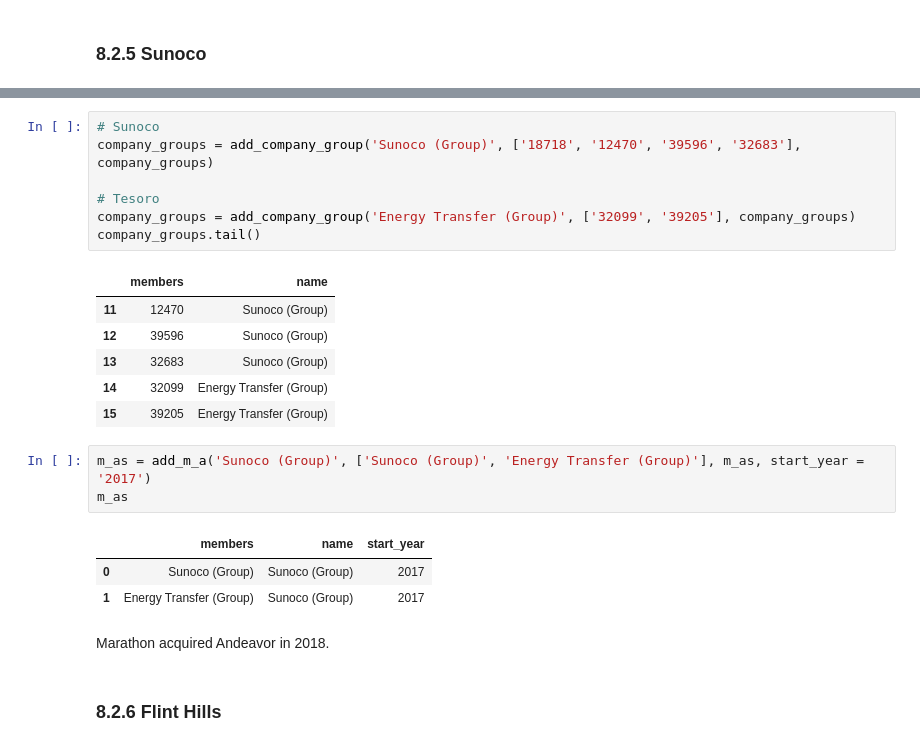
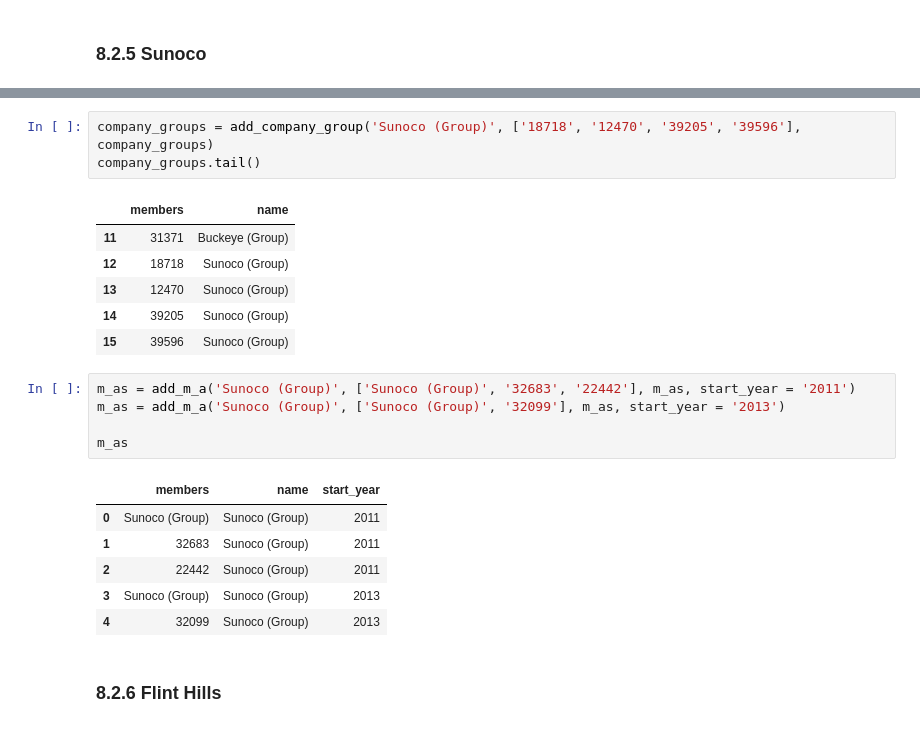
Before and after one commit to julianbarg/oil_industry, a Jupyter notebook: workbooks/8py_resolve issues.ipynb, the cells around one changed output, grey strips where cells are left out. Saved outputs shown, nothing was run; the diff lists cells and outputs as text.

```diff
--- a/workbooks/8py_resolve issues.ipynb
+++ b/workbooks/8py_resolve issues.ipynb
@@ -452,26 +330,25 @@ We list Sunoco (OPERATOR_ID 18718), Mid-Valley Pipeline (OPERATOR_ID 12470), Inl
 # %%
-# Sunoco
-company_groups = add_company_group('Sunoco (Group)', ['18718', '12470', '39596', '32683'], company_groups)
-
-# Tesoro
-company_groups = add_company_group('Energy Transfer (Group)', ['32099', '39205'], company_groups)
+company_groups = add_company_group('Sunoco (Group)', ['18718', '12470', '39205', '39596'], company_groups)
 company_groups.tail()
 # %% [output]
 |  | members | name |
-| 11 | 12470 | Sunoco (Group) |
-| 12 | 39596 | Sunoco (Group) |
-| 13 | 32683 | Sunoco (Group) |
-| 14 | 32099 | Energy Transfer (Group) |
-| 15 | 39205 | Energy Transfer (Group) |
+| 11 | 31371 | Buckeye (Group) |
+| 12 | 18718 | Sunoco (Group) |
+| 13 | 12470 | Sunoco (Group) |
+| 14 | 39205 | Sunoco (Group) |
+| 15 | 39596 | Sunoco (Group) |
 # %%
-m_as = add_m_a('Sunoco (Group)', ['Sunoco (Group)', 'Energy Transfer (Group)'], m_as, start_year = '2017')
+m_as = add_m_a('Sunoco (Group)', ['Sunoco (Group)', '32683', '22442'], m_as, start_year = '2011')
+m_as = add_m_a('Sunoco (Group)', ['Sunoco (Group)', '32099'], m_as, start_year = '2013')
+
 m_as
 # %% [output]
 |  | members | name | start_year |
-| 0 | Sunoco (Group) | Sunoco (Group) | 2017 |
-| 1 | Energy Transfer (Group) | Sunoco (Group) | 2017 |
+| 0 | Sunoco (Group) | Sunoco (Group) | 2011 |
+| 1 | 32683 | Sunoco (Group) | 2011 |
+| 2 | 22442 | Sunoco (Group) | 2011 |
+| 3 | Sunoco (Group) | Sunoco (Group) | 2013 |
+| 4 | 32099 | Sunoco (Group) | 2013 |
-# %% [markdown]
-Marathon acquired Andeavor in 2018.
 # %% [markdown]
 ### 8.2.6 Flint Hills
 # %%
```
Also changed, not shown: parts of 299 cells of this notebook, 4 other files.
